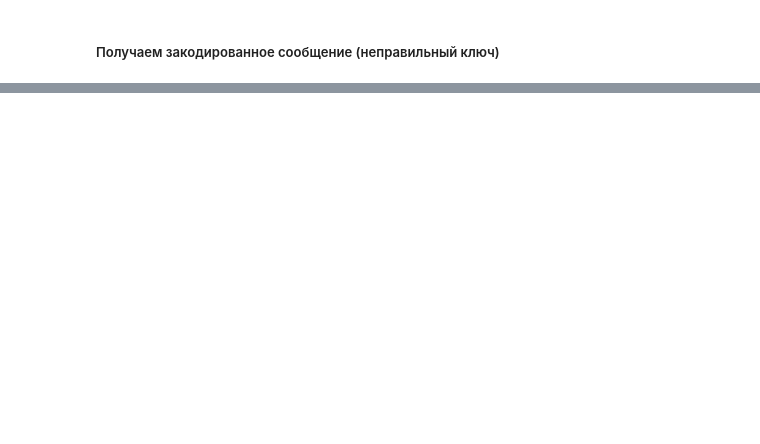
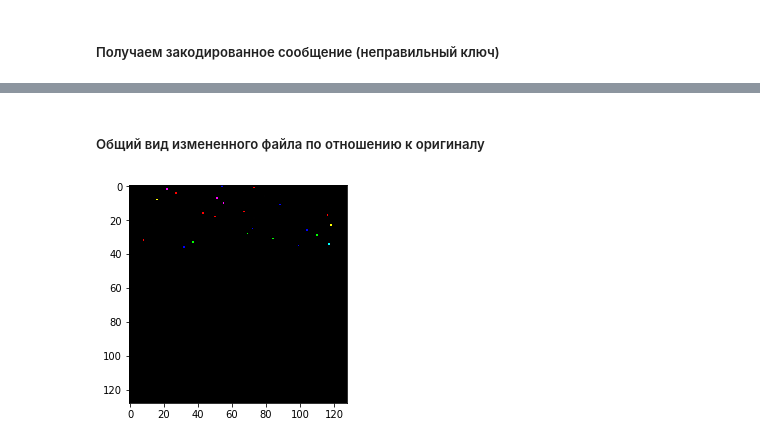
Before and after one commit to maxkrivich/steganography, a Jupyter notebook: lab1/lab1.ipynb, the cells around one changed output, grey strips where cells are left out. Saved outputs shown, nothing was run; the diff lists cells and outputs as text; code cells hidden in the pictures; blank space fills up the shorter version.

```diff
--- a/lab1/lab1.ipynb
+++ b/lab1/lab1.ipynb
@@ -295,0 +392,8 @@ Plain text: None
+# %% [markdown]
+##### Общий вид измененного файла по отношению к оригиналу
+# %%
+diff = Image.fromarray(np.array(new)-np.array(Image.open(input_image_file.format(5))))
+plt.imshow(diff)
+plt.show()
+# %% [output]
+[figure, added]
```
Also changed, not shown: parts of 40 cells of this notebook, 2 other files.
